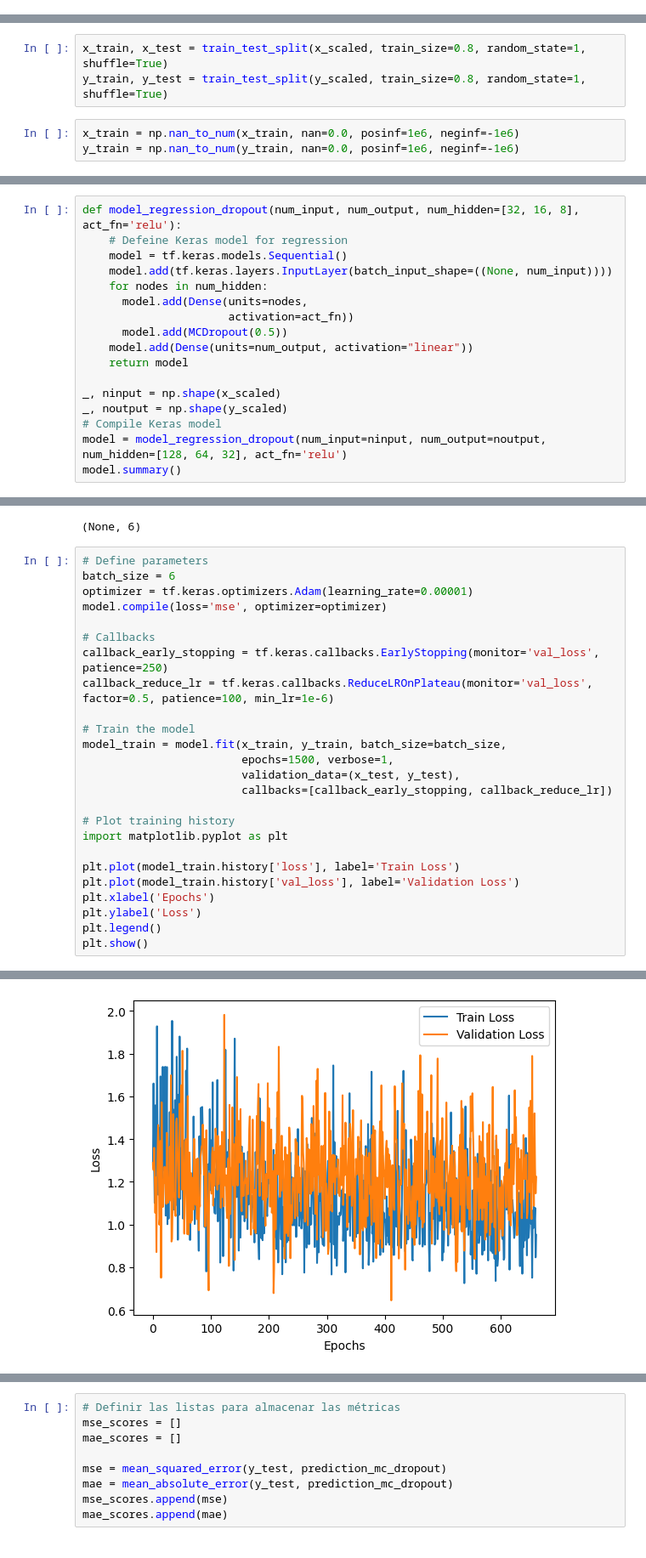
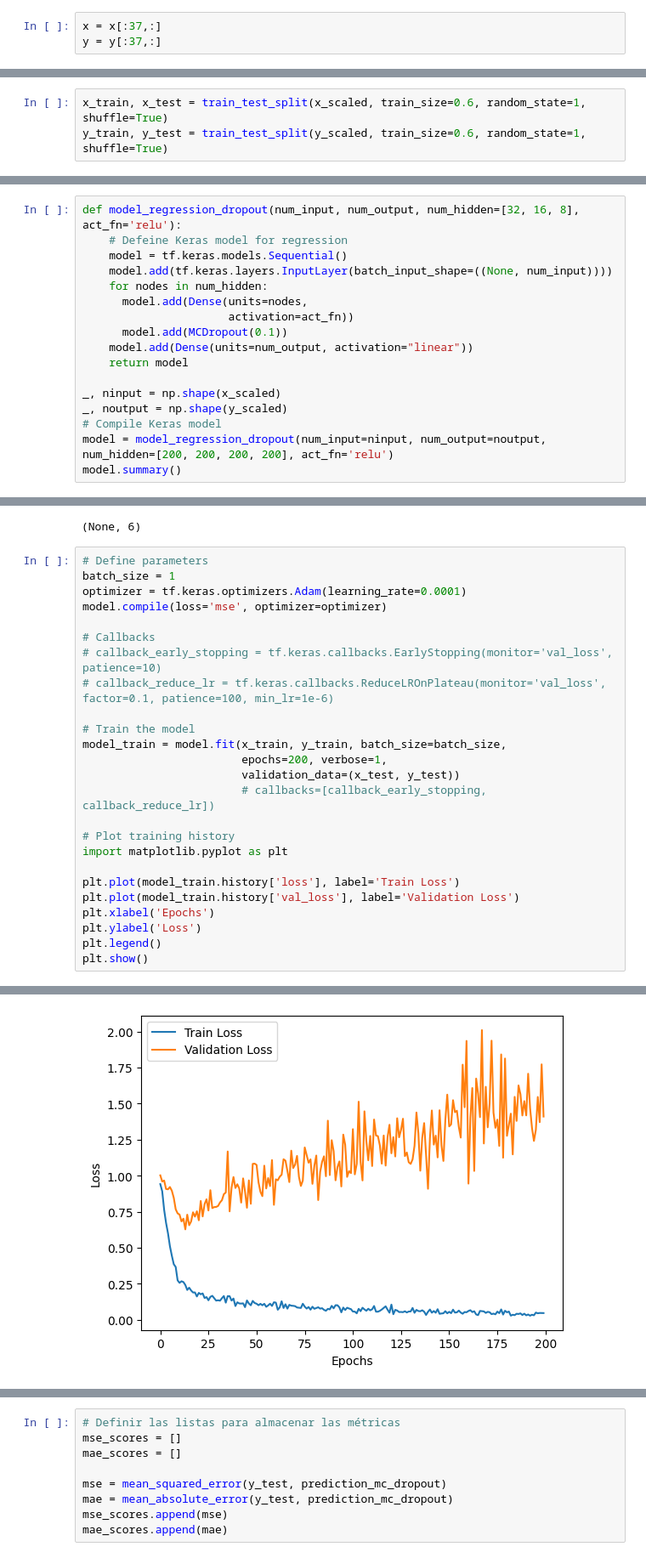
Before and after one commit to igomezv/cosmo_tools, a Jupyter notebook: Others/MC_DO_1_3_R500.ipynb, the cells around one changed output, grey strips where cells are left out. Shown at 85% size. Drawn from its saved outputs; the diff is of its cells as text.

```diff
--- a/Others/MC_DO_1_3_R500.ipynb
+++ b/Others/MC_DO_1_3_R500.ipynb
@@ -117 +110,4 @@ Index(['Name', 'R (1/3) R500X-ray', 'nelec', 'T', 'S', 'Dvel', 'Rvir', 'Mvir',
+# %%
+x = x[:37,:]
+y = y[:37,:]
 # %%
@@ -134,9 +123,6 @@ scaler_output = StandardScaler()
 scaler_output.fit(y)  # Ajustar el escalador a tus datos de salida
 y_scaled = scaler_output.transform(y)  # Escalar los datos de salida
 # %%
-x_train, x_test = train_test_split(x_scaled, train_size=0.8, random_state=1, shuffle=True)
-y_train, y_test = train_test_split(y_scaled, train_size=0.8, random_state=1, shuffle=True)
+x_train, x_test = train_test_split(x_scaled, train_size=0.6, random_state=1, shuffle=True)
+y_train, y_test = train_test_split(y_scaled, train_size=0.6, random_state=1, shuffle=True)
-# %%
-x_train = np.nan_to_num(x_train, nan=0.0, posinf=1e6, neginf=-1e6)
-y_train = np.nan_to_num(y_train, nan=0.0, posinf=1e6, neginf=-1e6)
 # %%
@@ -154,13 +139,13 @@ def model_regression_dropout(num_input, num_output, num_hidden=[32, 16, 8], act_
     for nodes in num_hidden:
       model.add(Dense(units=nodes,
                       activation=act_fn))
-      model.add(MCDropout(0.5))
+      model.add(MCDropout(0.1))
     model.add(Dense(units=num_output, activation="linear"))
     return model
 
 _, ninput = np.shape(x_scaled)
 _, noutput = np.shape(y_scaled)
 # Compile Keras model
-model = model_regression_dropout(num_input=ninput, num_output=noutput, num_hidden=[128, 64, 32], act_fn='relu')
+model = model_regression_dropout(num_input=ninput, num_output=noutput, num_hidden=[200, 200, 200, 200], act_fn='relu')
 model.summary()
 # %% [output]
@@ -187,19 +172,19 @@ print(model.input_shape)
 (None, 6)
 # %%
 # Define parameters
-batch_size = 6
-optimizer = tf.keras.optimizers.Adam(learning_rate=0.00001)
+batch_size = 1
+optimizer = tf.keras.optimizers.Adam(learning_rate=0.0001)
 model.compile(loss='mse', optimizer=optimizer)
 
 # Callbacks
-callback_early_stopping = tf.keras.callbacks.EarlyStopping(monitor='val_loss', patience=250)
-callback_reduce_lr = tf.keras.callbacks.ReduceLROnPlateau(monitor='val_loss', factor=0.5, patience=100, min_lr=1e-6)
+# callback_early_stopping = tf.keras.callbacks.EarlyStopping(monitor='val_loss', patience=10)
+# callback_reduce_lr = tf.keras.callbacks.ReduceLROnPlateau(monitor='val_loss', factor=0.1, patience=100, min_lr=1e-6)
 
 # Train the model
 model_train = model.fit(x_train, y_train, batch_size=batch_size,
-                        epochs=1500, verbose=1,
-                        validation_data=(x_test, y_test),
-                        callbacks=[callback_early_stopping, callback_reduce_lr])
+                        epochs=200, verbose=1,
+                        validation_data=(x_test, y_test))
+                        # callbacks=[callback_early_stopping, callback_reduce_lr])
 
 # Plot training history
 import matplotlib.pyplot as plt
@@ -231,4 +216,4 @@ Epoch 662/1500
-[figure, old version]
+[figure, new version]
 # %%
 # Generate test data
 test_batch_size = len(x_test)
```
Also changed, not shown: parts of 18 cells of this notebook.
